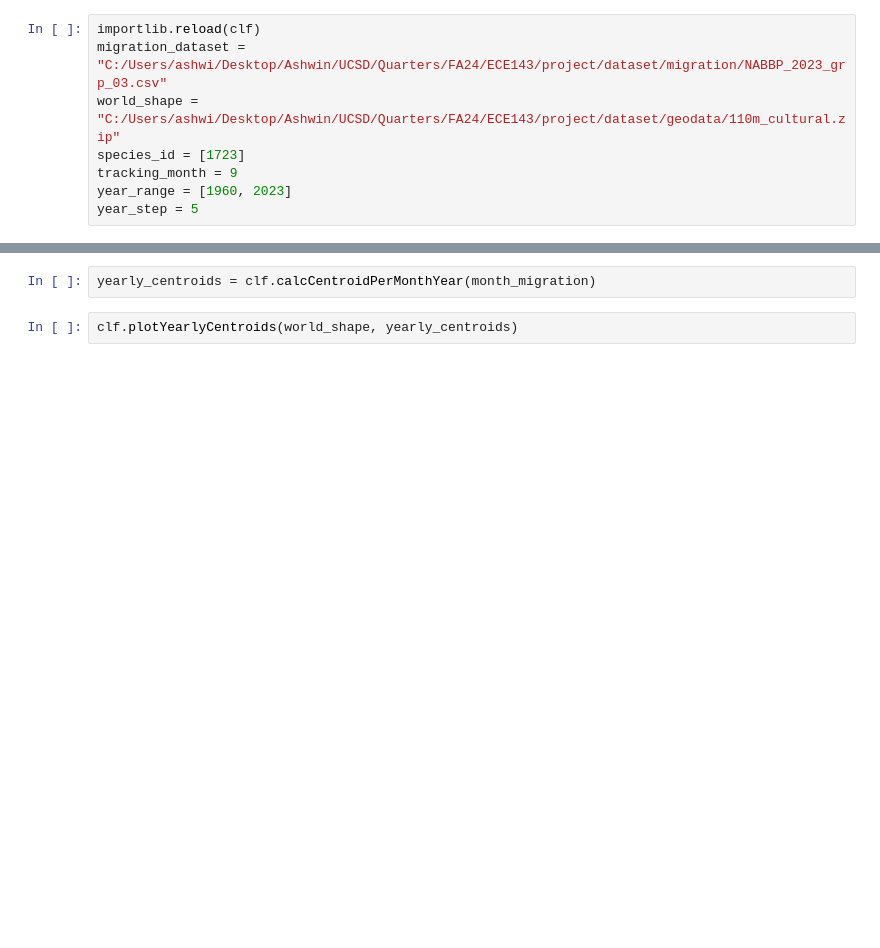
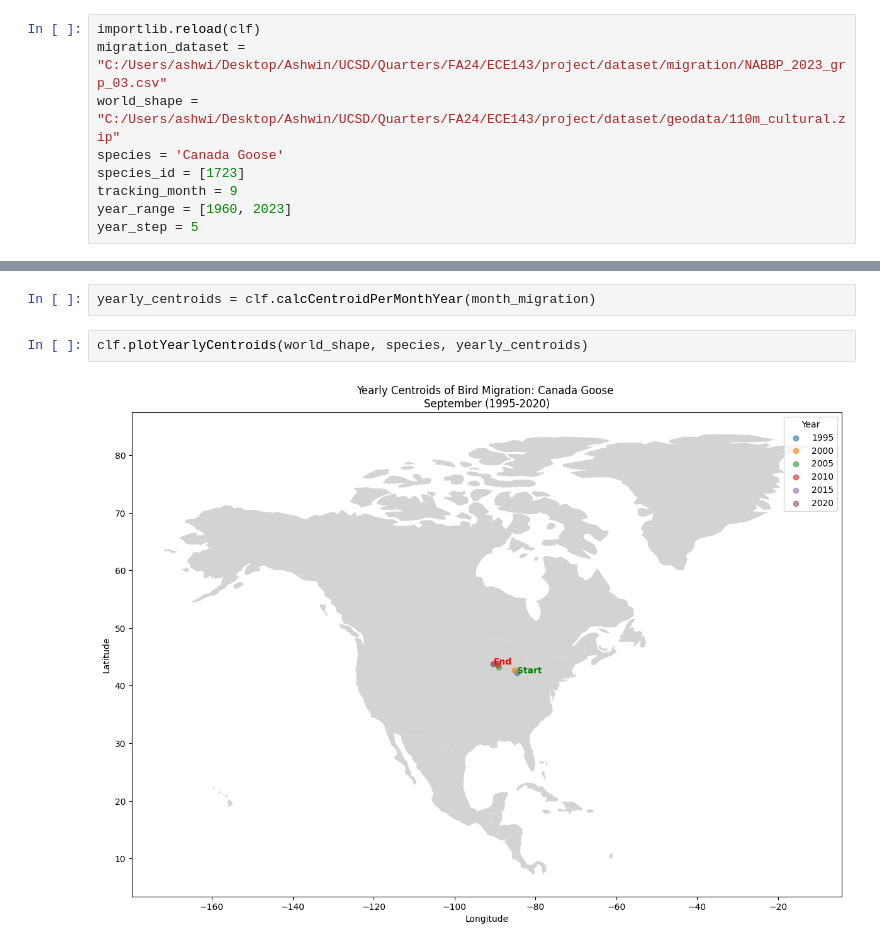
Before and after one commit to maxdgibson/ECE143, a Jupyter notebook: python/geoSpatial.ipynb, the cells around one changed output, grey strips where cells are left out. Drawn from its saved outputs; the diff is of its cells as text; blank space fills up the shorter version.

```diff
--- a/python/geoSpatial.ipynb
+++ b/python/geoSpatial.ipynb
@@ -7,6 +8,7 @@ import importlib
 importlib.reload(clf)
 migration_dataset = "C:/Users/ashwi/Desktop/Ashwin/UCSD/Quarters/FA24/ECE143/project/dataset/migration/NABBP_2023_grp_03.csv"
 world_shape = "C:/Users/ashwi/Desktop/Ashwin/UCSD/Quarters/FA24/ECE143/project/dataset/geodata/110m_cultural.zip"
+species = 'Canada Goose'
 species_id = [1723]
 tracking_month = 9
 year_range = [1960, 2023]
@@ -17,7 +25,9 @@ month_migration = clf.getMonthLocationOverYears(df, species_id, tracking_month,
 # %%
 yearly_centroids = clf.calcCentroidPerMonthYear(month_migration)
 # %%
-clf.plotYearlyCentroids(world_shape, yearly_centroids)
+clf.plotYearlyCentroids(world_shape, species, yearly_centroids)
+# %% [output]
+[figure, added]
 # %%
 plt.figure(figsize=(12, 6))
 for index, centroid in yearly_centroids.iterrows():
```
Also changed, not shown: parts of 3 cells of this notebook, 2 other files.
